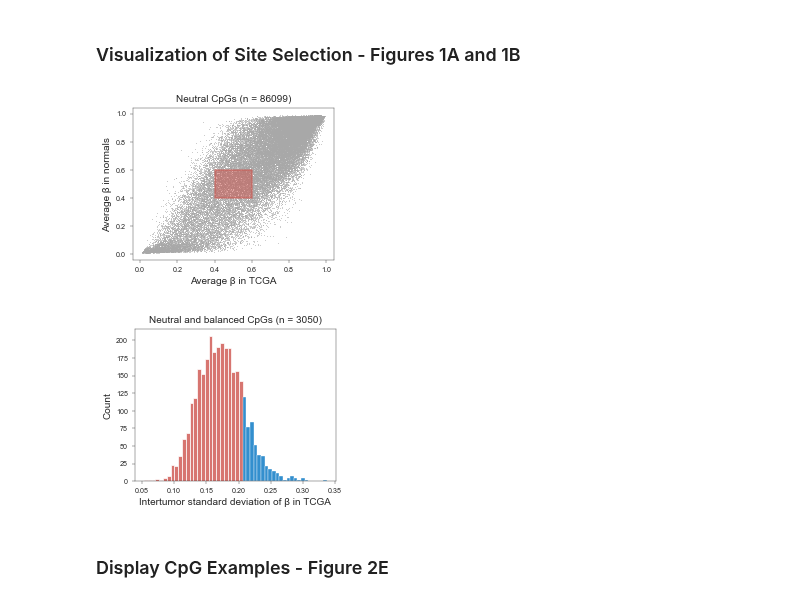
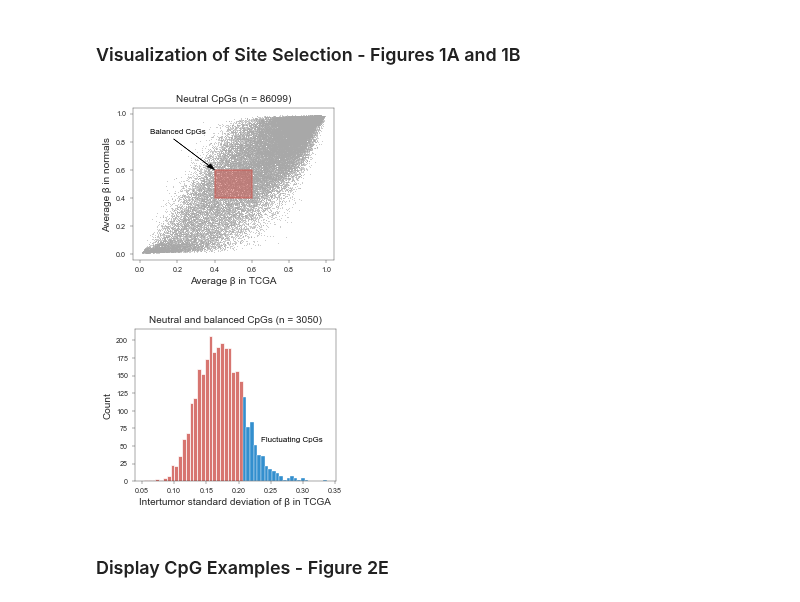
Before and after one commit to danmonyak/EpiClockInvasiveBRCA, a Jupyter notebook: Select_fCpGs/Select_fCpGs.ipynb, the cells around one changed output. Saved outputs shown, nothing was run; the diff lists cells and outputs as text; code cells hidden in the pictures.

```diff
--- a/Select_fCpGs/Select_fCpGs.ipynb
+++ b/Select_fCpGs/Select_fCpGs.ipynb
@@ -136,30 +127,36 @@ sns.set(rc={"savefig.bbox":'tight', 'axes.linewidth':sf}, font_scale=1, style='t
 # %%
 fig, ax = plt.subplots(1, 1, figsize=figsize * sf)
 
 sns.scatterplot(ax=ax, x=data['tumor']['beta_means'].loc[neutral_DNA_CpG_list],
                 y=data['normal']['beta_means'].loc[neutral_DNA_CpG_list], s = 5 * sf**2,
                 color=consts['palette_jco'][2], alpha=opacity
                )
 ax.set_xlabel('Average β in TCGA', fontsize=labelfontsize * sf)
 ax.set_ylabel('Average β in normals', fontsize=labelfontsize * sf)
 ax.set_title(f'Neutral CpGs (n = {len(neutral_DNA_CpG_list)})', fontsize=labelfontsize * sf)
 ax.tick_params(axis='both', labelsize=ticksfontsize * sf, width=sf, length=8 * sf)
 
 lower = 0.4
 upper = 0.6
 
 ax.fill([lower, upper, upper, lower], [lower, lower, upper, upper],
         color=consts['palette_jco'][3], alpha=0.5, lw=4 * sf)
 
+ax.text(0.35, 0.85, 'Balanced CpGs',
+        ha="right", va="bottom", fontfamily='sans-serif', color='black',
+        fontsize=labelfontsize * 0.8 * sf)
+
+ax.arrow(0.18, 0.82, 0.22, -0.22, color='black', length_includes_head=True, head_width=0.03, lw=0.5)
+
 fig.savefig(os.path.join(figure_outdir, 'Figure_2_A.pdf'), format='pdf', pad_inches=0.1)
 # %% [output]
-[figure, old version]
+[figure, new version]
 # %%
 ## new figure
 
 fig, ax = plt.subplots(1, 1, figsize=figsize * sf)
 
-balanced_means_CpGs = epi_util.getCpG_list(data, local_util.BALANCED_CRITERIA, starting_CpG_list=neutral_DNA_CpG_list)
+balanced_means_CpGs = local_util.getCpG_list(data, local_util.CLOCK_CRITERIA, starting_CpG_list=neutral_DNA_CpG_list)
 balanced_CpGs_final_set
 sns.histplot(ax=ax, x=data['tumor']['beta_stds'].loc[balanced_means_CpGs[~np.isin(balanced_means_CpGs, balanced_CpGs_final_set)]],
             color=consts['palette_jco'][3], alpha=opacity
@@ -174,6 +171,10 @@ ax.set_ylabel(ax.get_ylabel(), fontsize=labelfontsize * sf)
 ax.set_title(f'Neutral and balanced CpGs (n = {len(balanced_means_CpGs)})', fontsize=labelfontsize * sf)
 ax.tick_params(axis='both', labelsize=ticksfontsize * sf, width=sf, length=8 * sf)
 
+ax.text(0.235, 55, 'Fluctuating CpGs',
+        ha="left", va="bottom", fontfamily='sans-serif', color='black',
+        fontsize=labelfontsize * 0.8 * sf)
+
 fig.savefig(os.path.join(figure_outdir, 'Figure_2_B.pdf'), format='pdf', pad_inches=0.1)
 # %% [output]
-[figure, old version]
+[figure, new version]
```
Also changed, not shown: parts of 11 cells of this notebook, 9 other files.
